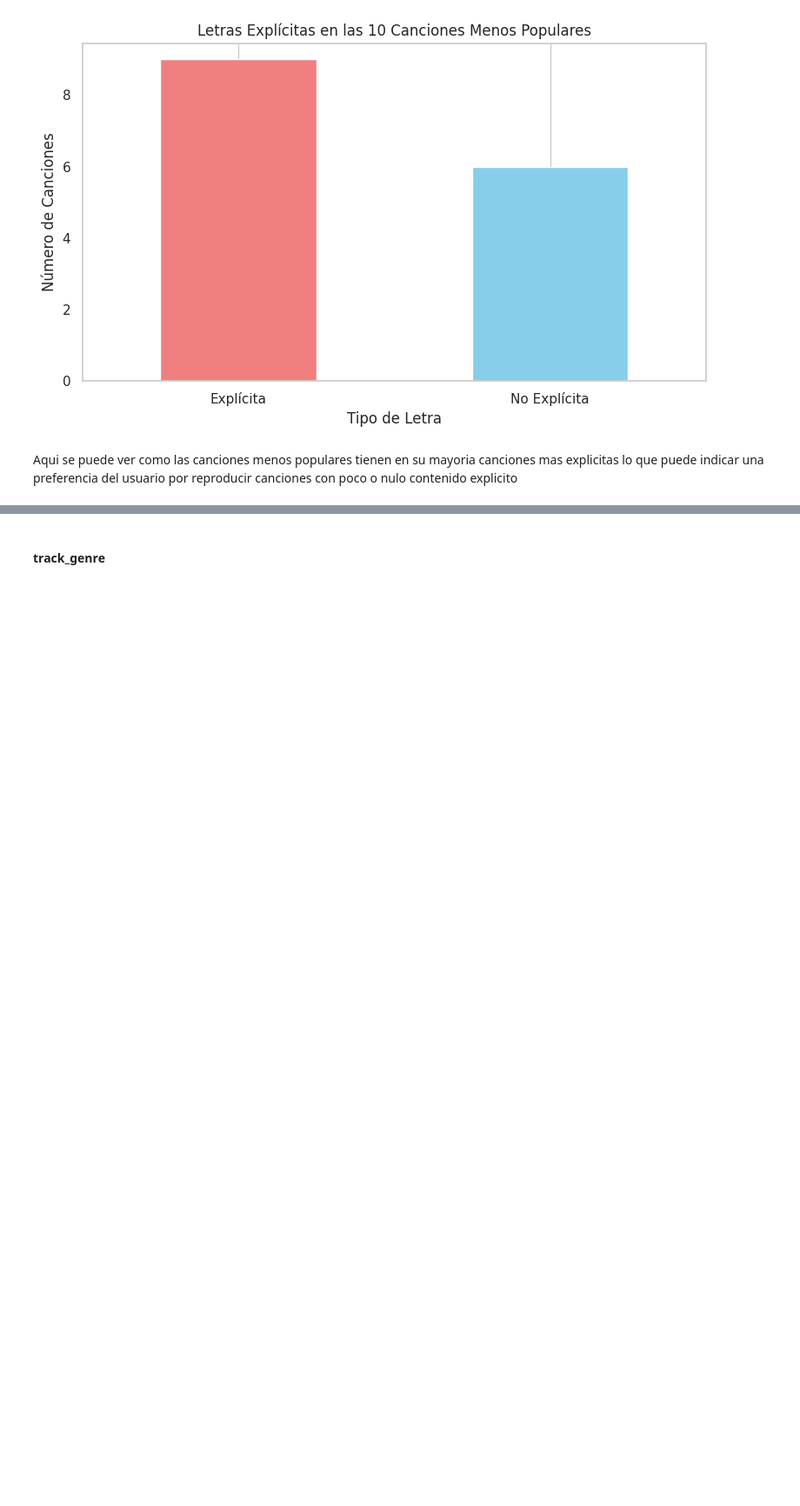
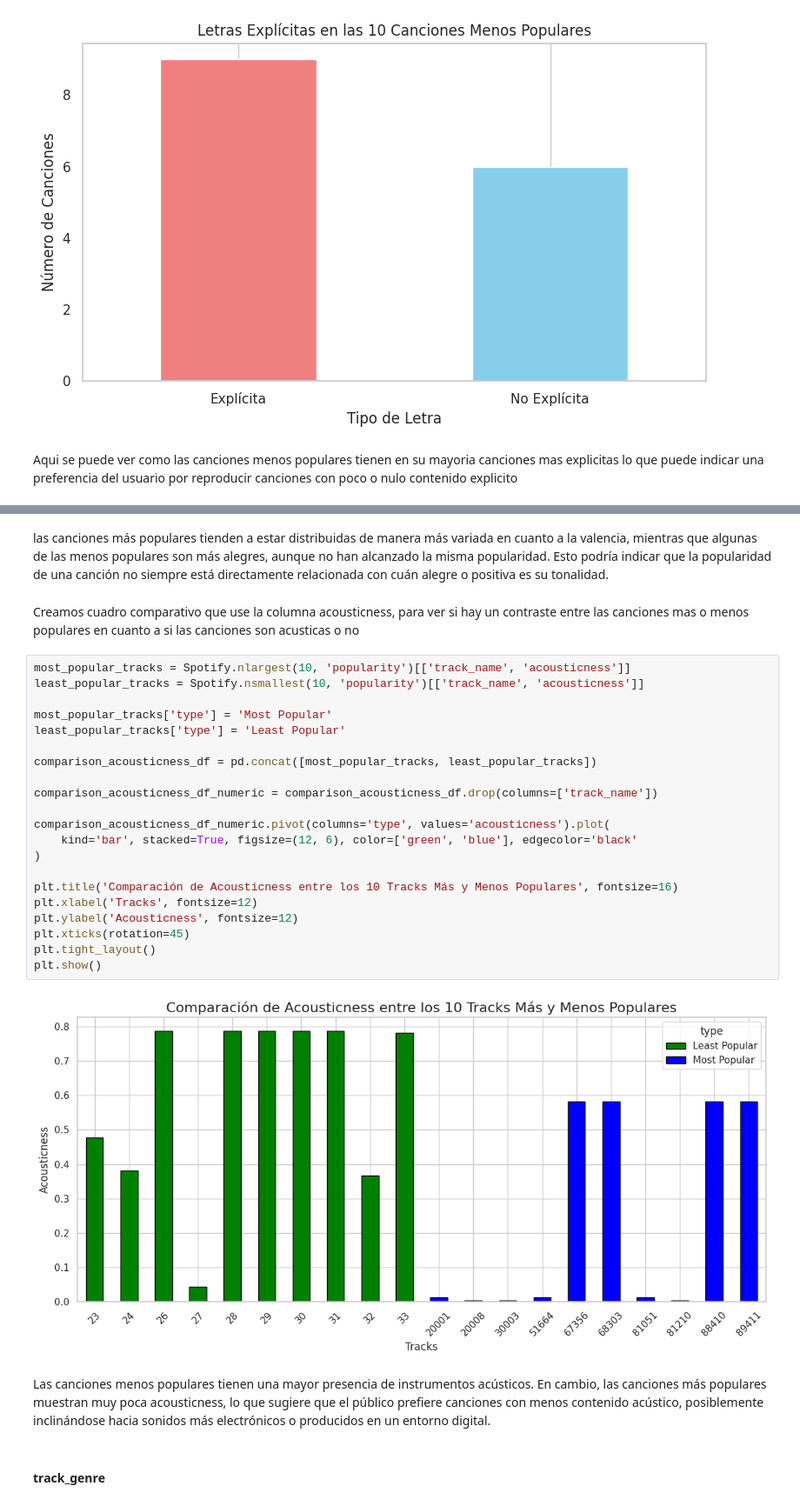
Before and after one commit to camilodelgado23/workshop2, a Jupyter notebook: Analisis_de_Datos/E.D.A_Spotify.ipynb, the cells around one changed output, grey strips where cells are left out. Shown at 87% size. Drawn from its saved outputs; the diff is of its cells as text; blank space fills up the shorter version.

Commit message:
commit cambios E.D.A

```diff
--- a/Analisis_de_Datos/E.D.A_Spotify.ipynb
+++ b/Analisis_de_Datos/E.D.A_Spotify.ipynb
@@ -443,2 +481,31 @@ Aqui se puede ver como las canciones menos populares tienen en su mayoria cancio
+# %% [markdown]
+las canciones más populares tienden a estar distribuidas de manera más variada en cuanto a la valencia, mientras que algunas de las menos populares son más alegres, aunque no han alcanzado la misma popularidad. Esto podría indicar que la popularidad de una canción no siempre está directamente relacionada con cuán alegre o positiva es su tonalidad.
+# %% [markdown]
+Creamos cuadro comparativo que use la columna acousticness, para ver si hay un contraste entre las canciones mas o menos populares en cuanto a si las canciones son acusticas o no
+# %%
+most_popular_tracks = Spotify.nlargest(10, 'popularity')[['track_name', 'acousticness']]
+least_popular_tracks = Spotify.nsmallest(10, 'popularity')[['track_name', 'acousticness']]
+
+most_popular_tracks['type'] = 'Most Popular'
+least_popular_tracks['type'] = 'Least Popular'
+
+comparison_acousticness_df = pd.concat([most_popular_tracks, least_popular_tracks])
+
+comparison_acousticness_df_numeric = comparison_acousticness_df.drop(columns=['track_name'])
+
+comparison_acousticness_df_numeric.pivot(columns='type', values='acousticness').plot(
+    kind='bar', stacked=True, figsize=(12, 6), color=['green', 'blue'], edgecolor='black'
+)
+
+plt.title('Comparación de Acousticness entre los 10 Tracks Más y Menos Populares', fontsize=16)
+plt.xlabel('Tracks', fontsize=12)
+plt.ylabel('Acousticness', fontsize=12)
+plt.xticks(rotation=45)
+plt.tight_layout()
+plt.show()
+# %% [output]
+[figure, added]
+# %% [markdown]
+Las canciones menos populares tienen una mayor presencia de instrumentos acústicos. En cambio, las canciones más populares muestran muy poca acousticness, lo que sugiere que el público prefiere canciones con menos contenido acústico, posiblemente inclinándose hacia sonidos más electrónicos o producidos en un entorno digital.
 # %% [markdown]
 #### track_genre
```
Also changed, not shown: parts of 16 cells of this notebook.
